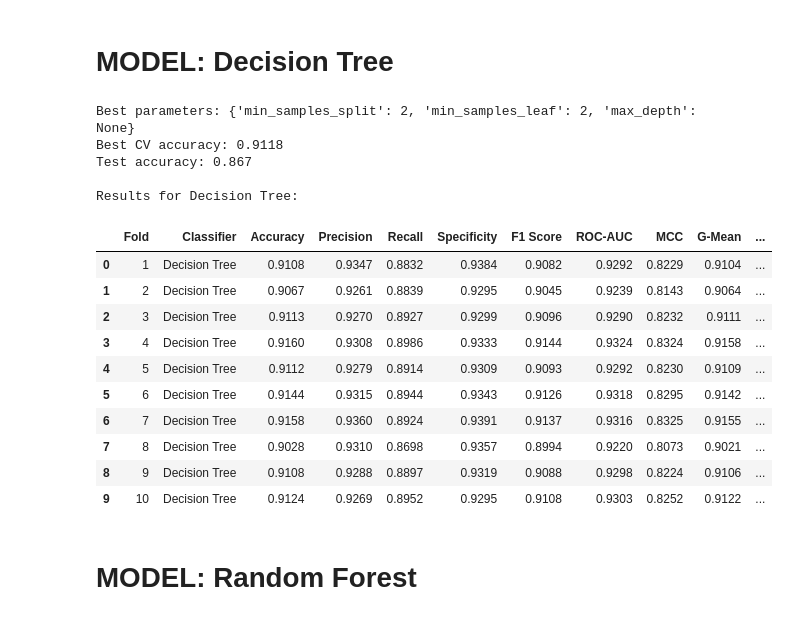
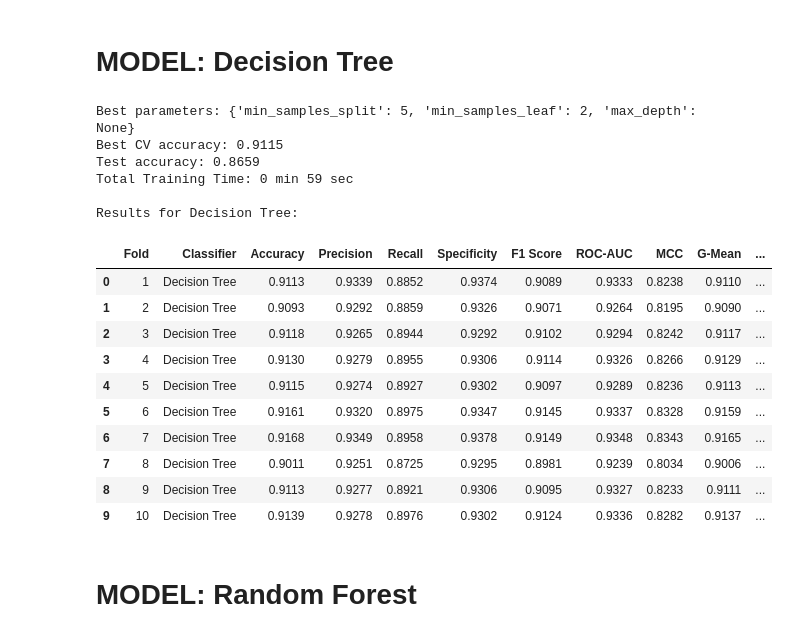
Before and after one commit to sap-tarshi-ghosh/Bank_Marketing_Project_Sk_Kamrej, a Jupyter notebook: Code/BMP_ADASYN.ipynb, the cells around one changed output. Saved outputs shown, nothing was run; the diff lists cells and outputs as text; code cells hidden in the pictures.

```diff
--- a/Code/BMP_ADASYN.ipynb
+++ b/Code/BMP_ADASYN.ipynb
@@ -126,6 +126,9 @@ def evaluate_model(name, best_model):
 
     df_results = pd.DataFrame(results)
 
+    # STORE RESULTS
+    all_results.append(df_results)
+
     print(f"\nResults for {name}:")
     display(df_results)
 # %% [markdown]
@@ -137,7 +140,7 @@ def evaluate_model(name, best_model):
 from sklearn.linear_model import LogisticRegression
 
 # Base Model
-model = LogisticRegression(max_iter=1000)
+model = LogisticRegression(max_iter=500)
 
 # Parameter grid
 params = {
@@ -146,10 +149,14 @@ params = {
 }
 
 # Randomized Search
-search = RandomizedSearchCV(model, params, n_iter=20, cv=skf, scoring="accuracy", n_jobs=-1)
+search = RandomizedSearchCV(model, params, n_iter=10, cv=skf, scoring="accuracy", n_jobs=-1)
 
 # Train
+start_total = time.time()
+
 search.fit(X_train_ad, y_train_ad)
+
+total_training_time = time.time() - start_total
 
 best_model = search.best_estimator_
 
@@ -161,6 +168,12 @@ print("Best CV accuracy:", round(search.best_score_,4))
 y_pred = best_model.predict(X_test_scaled)
 print("Test accuracy:", round(accuracy_score(y_test, y_pred),4))
 
+# Training time
+mins = int(total_training_time // 60)
+secs = int(total_training_time % 60)
+
+print(f"Total Training Time: {mins} min {secs} sec")
+
 # Fold-wise evaluation
 evaluate_model("Logistic Regression", best_model)
 # %% [output]
@@ -192,47 +206,58 @@ from sklearn.tree import DecisionTreeClassifier
 model = DecisionTreeClassifier()
 
 # Parameter grid
 params = {
     "max_depth":[5,10,20,None],
     "min_samples_split":[2,5,10],
     "min_samples_leaf":[1,2,4]
 }
 
 # Randomized Search
-search = RandomizedSearchCV(model, params, n_iter=20, cv=skf, scoring="accuracy", n_jobs=-1)
+search = RandomizedSearchCV(model, params, n_iter=10, cv=skf, scoring="accuracy", n_jobs=-1)
 
 # Train
+start_total = time.time()
+
 search.fit(X_train_ad, y_train_ad)
+
+total_training_time = time.time() - start_total
 
 best_model = search.best_estimator_
 
 # Output
 print("Best parameters:", search.best_params_)
 print("Best CV accuracy:", round(search.best_score_,4))
 
 # Test accuracy
 y_pred = best_model.predict(X_test_scaled)
 print("Test accuracy:", round(accuracy_score(y_test, y_pred),4))
 
+# Training time
+mins = int(total_training_time // 60)
+secs = int(total_training_time % 60)
+
+print(f"Total Training Time: {mins} min {secs} sec")
+
 # Fold-wise evaluation
 evaluate_model("Decision Tree", best_model)
 # %% [output]
-Best parameters: {'min_samples_split': 2, 'min_samples_leaf': 2, 'max_depth': None}
-Best CV accuracy: 0.9118
-Test accuracy: 0.867
+Best parameters: {'min_samples_split': 5, 'min_samples_leaf': 2, 'max_depth': None}
+Best CV accuracy: 0.9115
+Test accuracy: 0.8659
+Total Training Time: 0 min 59 sec
 
 Results for Decision Tree:
 |  | Fold | Classifier | Accuracy | Precision | Recall | Specificity | F1 Score | ROC-AUC | MCC | G-Mean | ... |
-| 0 | 1 | Decision Tree | 0.9108 | 0.9347 | 0.8832 | 0.9384 | 0.9082 | 0.9292 | 0.8229 | 0.9104 | ... |
-| 1 | 2 | Decision Tree | 0.9067 | 0.9261 | 0.8839 | 0.9295 | 0.9045 | 0.9239 | 0.8143 | 0.9064 | ... |
-| 2 | 3 | Decision Tree | 0.9113 | 0.9270 | 0.8927 | 0.9299 | 0.9096 | 0.9290 | 0.8232 | 0.9111 | ... |
-| 3 | 4 | Decision Tree | 0.9160 | 0.9308 | 0.8986 | 0.9333 | 0.9144 | 0.9324 | 0.8324 | 0.9158 | ... |
-| 4 | 5 | Decision Tree | 0.9112 | 0.9279 | 0.8914 | 0.9309 | 0.9093 | 0.9292 | 0.8230 | 0.9109 | ... |
-| 5 | 6 | Decision Tree | 0.9144 | 0.9315 | 0.8944 | 0.9343 | 0.9126 | 0.9318 | 0.8295 | 0.9142 | ... |
-| 6 | 7 | Decision Tree | 0.9158 | 0.9360 | 0.8924 | 0.9391 | 0.9137 | 0.9316 | 0.8325 | 0.9155 | ... |
-| 7 | 8 | Decision Tree | 0.9028 | 0.9310 | 0.8698 | 0.9357 | 0.8994 | 0.9220 | 0.8073 | 0.9021 | ... |
-| 8 | 9 | Decision Tree | 0.9108 | 0.9288 | 0.8897 | 0.9319 | 0.9088 | 0.9298 | 0.8224 | 0.9106 | ... |
-| 9 | 10 | Decision Tree | 0.9124 | 0.9269 | 0.8952 | 0.9295 | 0.9108 | 0.9303 | 0.8252 | 0.9122 | ... |
+| 0 | 1 | Decision Tree | 0.9113 | 0.9339 | 0.8852 | 0.9374 | 0.9089 | 0.9333 | 0.8238 | 0.9110 | ... |
+| 1 | 2 | Decision Tree | 0.9093 | 0.9292 | 0.8859 | 0.9326 | 0.9071 | 0.9264 | 0.8195 | 0.9090 | ... |
+| 2 | 3 | Decision Tree | 0.9118 | 0.9265 | 0.8944 | 0.9292 | 0.9102 | 0.9294 | 0.8242 | 0.9117 | ... |
+| 3 | 4 | Decision Tree | 0.9130 | 0.9279 | 0.8955 | 0.9306 | 0.9114 | 0.9326 | 0.8266 | 0.9129 | ... |
+| 4 | 5 | Decision Tree | 0.9115 | 0.9274 | 0.8927 | 0.9302 | 0.9097 | 0.9289 | 0.8236 | 0.9113 | ... |
+| 5 | 6 | Decision Tree | 0.9161 | 0.9320 | 0.8975 | 0.9347 | 0.9145 | 0.9337 | 0.8328 | 0.9159 | ... |
+| 6 | 7 | Decision Tree | 0.9168 | 0.9349 | 0.8958 | 0.9378 | 0.9149 | 0.9348 | 0.8343 | 0.9165 | ... |
+| 7 | 8 | Decision Tree | 0.9011 | 0.9251 | 0.8725 | 0.9295 | 0.8981 | 0.9239 | 0.8034 | 0.9006 | ... |
+| 8 | 9 | Decision Tree | 0.9113 | 0.9277 | 0.8921 | 0.9306 | 0.9095 | 0.9327 | 0.8233 | 0.9111 | ... |
+| 9 | 10 | Decision Tree | 0.9139 | 0.9278 | 0.8976 | 0.9302 | 0.9124 | 0.9336 | 0.8282 | 0.9137 | ... |
 # %% [markdown]
 # MODEL: Random Forest
 # %%
```
Also changed, not shown: parts of 16 cells of this notebook.
